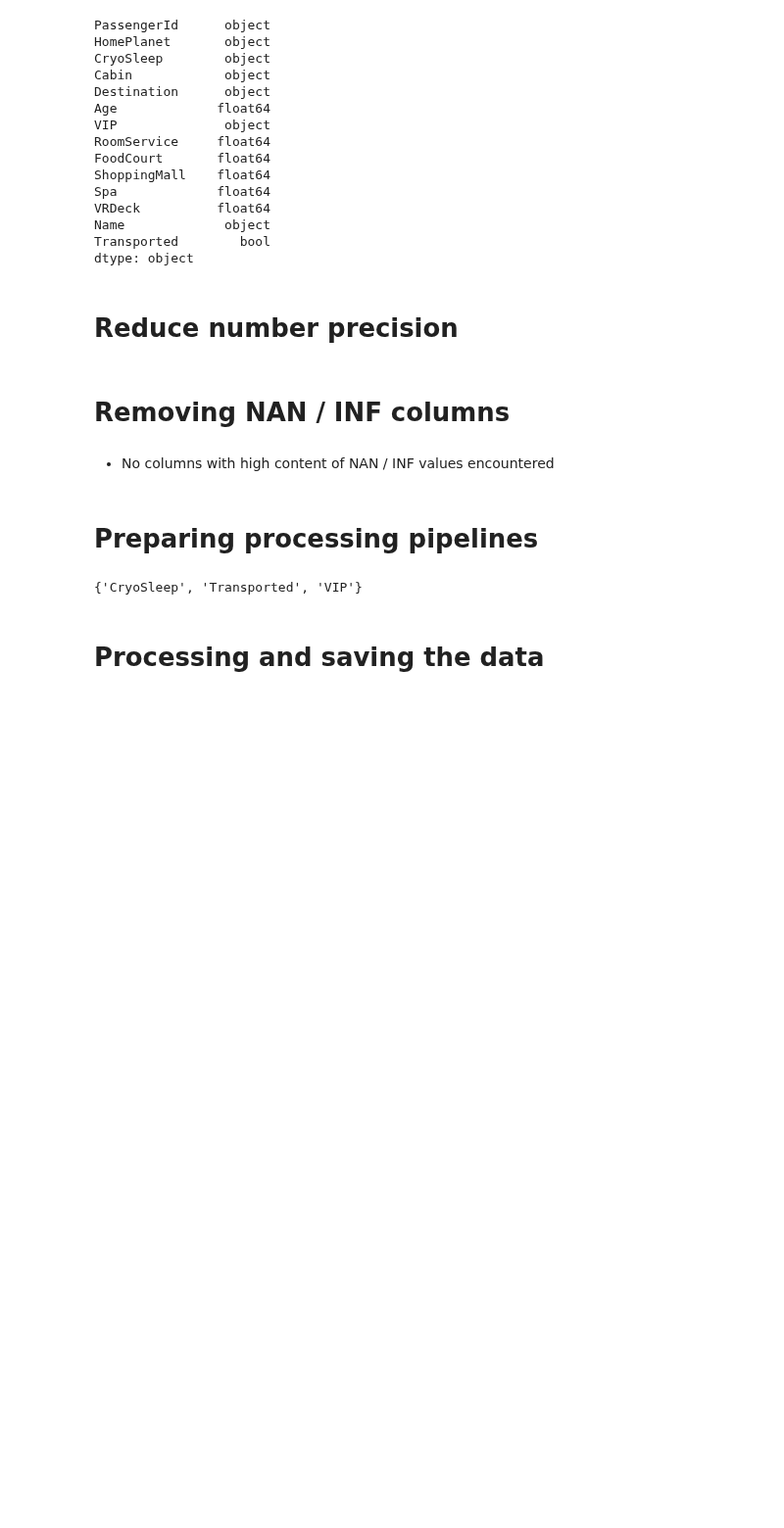
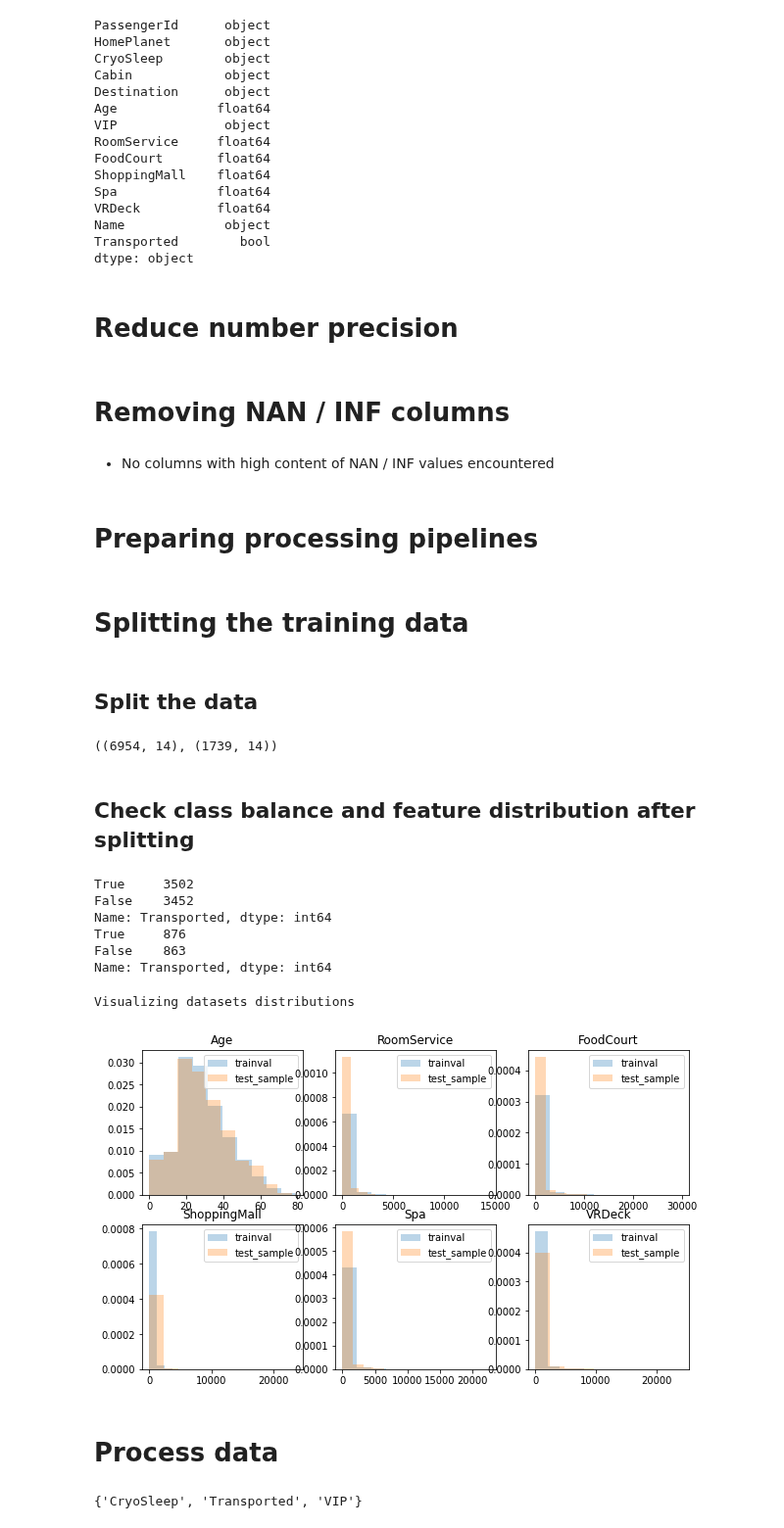
Before and after one commit to PashaIanko/Kaggle.Spaceship-Titanic, a Jupyter notebook: 2_data_preparation.ipynb, the cells around one changed output. Shown at 98% size. Drawn from its saved outputs; the diff is of its cells as text; code cells hidden in the pictures; blank space fills up the shorter version.

Commit message:
Correctly split and processed the data

```diff
--- a/2_data_preparation.ipynb
+++ b/2_data_preparation.ipynb
@@ -315,6 +315,53 @@ preprocessor = ColumnTransformer(
     ],
     remainder='passthrough'
 )
+# %% [markdown]
+# Splitting the training data
+# %% [markdown]
+## Split the data
+# %%
+from sklearn.model_selection import train_test_split
+
+TRAIN_VAL_PERCENTAGE = 0.8
+RANDOM_STATE = 42
+
+df_trainval, df_test_sample = train_test_split(
+    df_train,
+    train_size=TRAIN_VAL_PERCENTAGE,
+    random_state=RANDOM_STATE,
+    stratify=df_train['Transported']
+)
+
+df_trainval.shape, df_test_sample.shape
+# %% [output]
+((6954, 14), (1739, 14))
+# %% [markdown]
+## Check class balance and feature distribution after splitting
+# %%
+print(df_trainval.Transported.value_counts())
+print(df_test_sample.Transported.value_counts())
+# %% [output]
+True     3502
+False    3452
+Name: Transported, dtype: int64
+True     876
+False    863
+Name: Transported, dtype: int64
+# %%
+from sklearn_utils import visualize_datasets_distributions
+
+visualize_datasets_distributions(
+    dataframes_dict_={
+        'trainval': df_trainval,
+        'test_sample': df_test_sample
+    },
+    columns_=df_trainval.columns[np.isin(df_trainval.dtypes, ['float32', 'int', ''])]
+)
+# %% [output]
+Visualizing datasets distributions
+[figure, added]
+# %% [markdown]
+# Process data
 # %%
 # all_columns = set()
 all_columns = set(
@@ -331,5 +378,3 @@ all_columns = set(
 set(df_train.columns) - all_columns
 # %% [output]
 {'CryoSleep', 'Transported', 'VIP'}
-# %% [markdown]
-# Processing and saving the data
```
Also changed, not shown: parts of 5 cells of this notebook.
